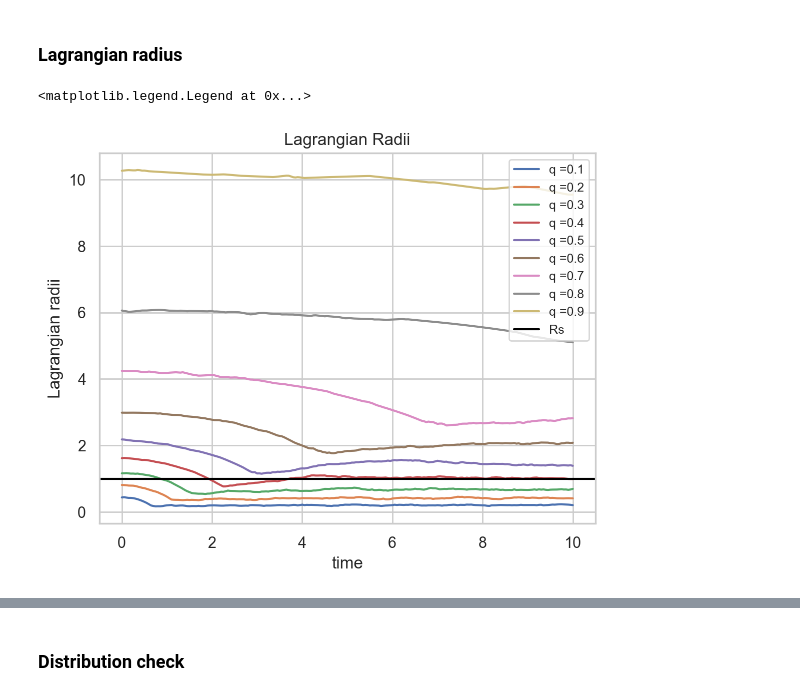
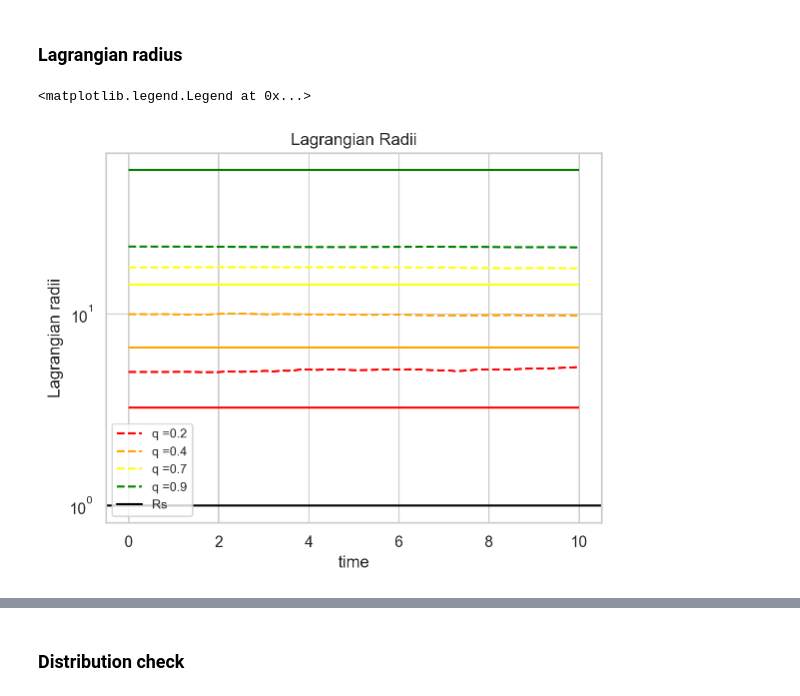
Before and after one commit to racheleguidettii/Galaxies-Dynamics, a Jupyter notebook: Hernquist.ipynb, the cells around one changed output, grey strips where cells are left out. Cells and saved outputs as stored; diff of their text form; code cells hidden in the pictures.

```diff
--- a/Hernquist.ipynb
+++ b/Hernquist.ipynb
@@ -78,5 +78,5 @@ def Hernquist(r, Rs, rho_0):
 
     return (rho_0 * (Rs**4)) / (r * ((r + Rs)**3))
 # %%
-radii_i  = np.linspace(0.0001, 25 * Rs, 100)
+radii_i  = np.linspace(0.0001, 25 * Rs, N)
 rho      = Hernquist(radii_i, Rs, rho_0)
@@ -99,10 +103,7 @@ def cumulative(r, Rs):
     return (r**2) / ( (Rs+r)**2)
 
 
-def inv_cumulative(Rs, N):
-
-    P = np.random.uniform(0, max(Pr_i), size = N)
-
-    return (np.sqrt(P) * Rs) / (1 - np.sqrt(P))
+def inv_cumulative(P, Rs, N):
+    return (Rs*np.sqrt(P))/(1 - np.sqrt(P))
 # %%
 Pr_i   = cumulative(radii_i, Rs)
@@ -112,5 +110,5 @@ np.max(Pr_i)
 # %%
-radii   = inv_cumulative(Rs, N)
+radii   = inv_cumulative(Pr_i, Rs, N)
 
 P_theta = np.random.uniform(0, 1, N)
 theta   = np.arccos(1 - 2 * P_theta)
@@ -609,31 +653,64 @@ plt.rcParams['animation.html'] = 'html5'
 # %%
 def Lagrangian_Radius(radius_array, quantile):
 
     L_radii = []
 
     # cycle over N_time_output
     for i in range(len(radius_array[0])):
 
         radii_sorted = np.sort(radius_array[:,i])
         mask = radii_sorted < np.quantile(radii_sorted, quantile)
         L_radii.append(np.max(radii_sorted[mask]))
 
     return np.array(L_radii)
 
+
+# theoretical lagrangian radii
+def Lagrangian_th(Rs, quantile):
+    r = (quantile * Rs**3)**(1/3)
+    return inv_cumulative(r, Rs, N)
+
 ##############################################################################
-quantiles = np.linspace(0.1, 0.9, 9)
+quantiles = np.linspace(0.2, 0.9, 4)
+colors = ['red', 'orange', 'yellow' , 'green', 'blue', 'pink', 'purple', 'brown', 'cyan']
 
-for q in quantiles:
+'''
+for i in range(len(quantiles)):
+    L = Lagrangian_Radius(r_s, round(quantiles[i],1))
+    plt.hlines(Lagrangian_th(Rs, quantiles[i]), 0, np.max(t_s), colors=colors[i])
+    plt.plot(t_s, L, linestyle= '--',label='q ='+str(round(quantiles[i],1)),  c=colors[i])
+  '''
 
-    L = Lagrangian_Radius(r_s, round(q,1))
-    plt.plot(t_s, L, label='q ='+str(round(q,1)))
+# raggi lagrangiani reali
+L1 = []
+L2 = []
+L3 = []
+L4 = []
+
+L1 = Lagrangian_Radius(r_s, round(quantiles[0],1))
+L2 = Lagrangian_Radius(r_s, round(quantiles[1],1))
+L3 = Lagrangian_Radius(r_s, round(quantiles[2],1))
+L4 = Lagrangian_Radius(r_s, round(quantiles[3],1))
+
+plt.plot(t_s, L1, linestyle= '--',label='q ='+str(round(quantiles[0],1)),  c=colors[0])
+plt.plot(t_s, L2, linestyle= '--',label='q ='+str(round(quantiles[1],1)),  c=colors[1])
+plt.plot(t_s, L3, linestyle= '--',label='q ='+str(round(quantiles[2],1)),  c=colors[2])
+plt.plot(t_s, L4, linestyle= '--',label='q ='+str(round(quantiles[3],1)),  c=colors[3])
+
+
+# teorici
+for i in range(len(quantiles)):
+    plt.hlines(Lagrangian_th(Rs, quantiles[i]), 0, np.max(t_s), colors=colors[i])
+
 
 plt.axhline(Rs, label='Rs', color='black')
 plt.ylabel('Lagrangian radii')
 plt.xlabel('time')
 plt.title('Lagrangian Radii')
-plt.margins(.05)
+plt.yscale('log')
+#plt.margins(.05)
+#plt.ylim(0.1,15)
 plt.legend(fontsize=9)
 # %% [output]
 <matplotlib.legend.Legend at 0x...>
-[figure, old version]
+[figure, new version]
```
Also changed, not shown: parts of 20 cells of this notebook.
